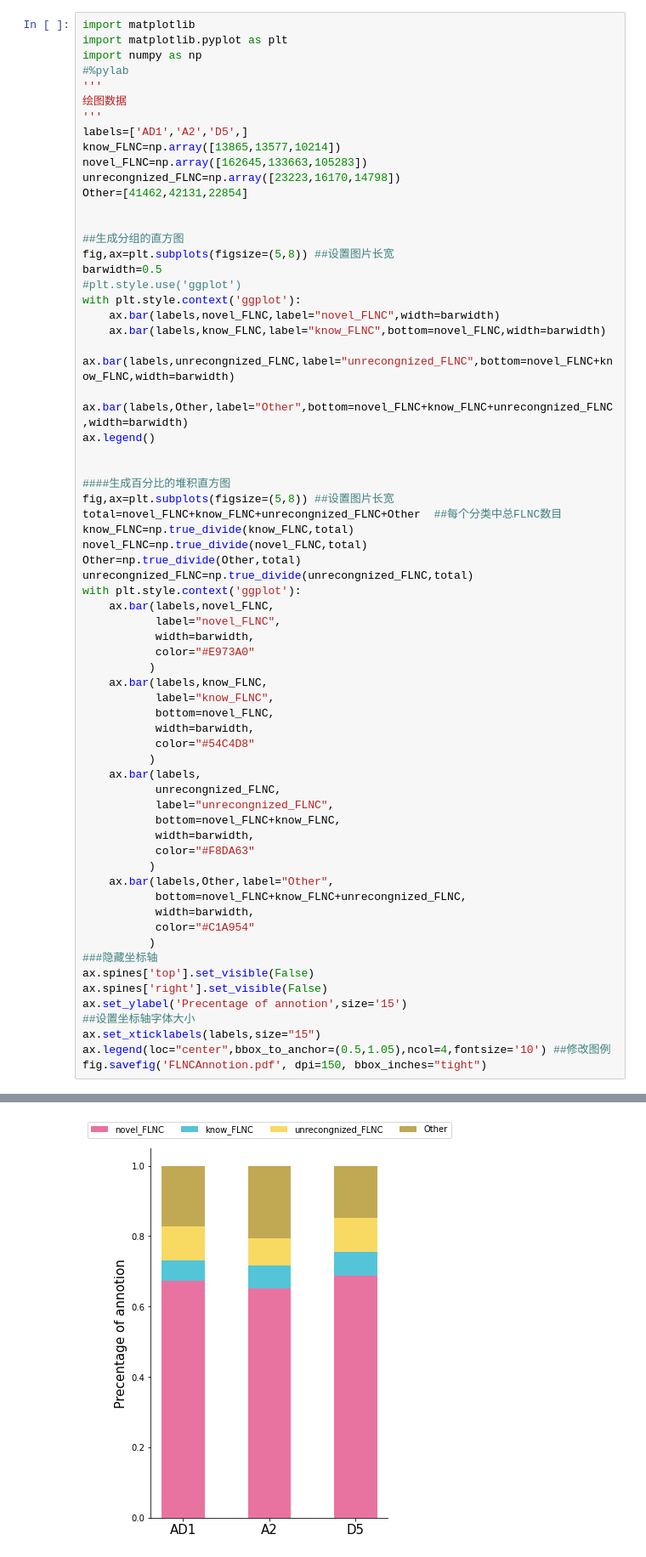
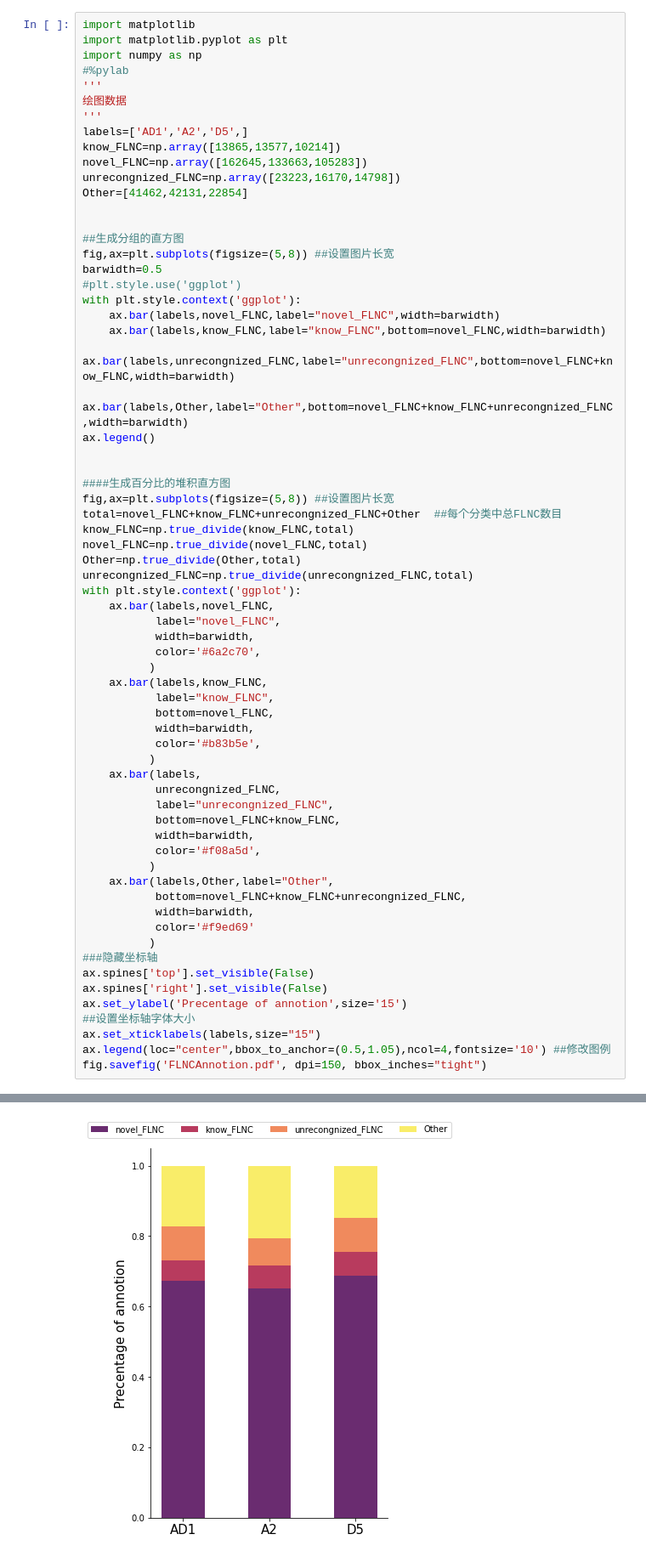
Before and after one commit to zpliu1126/jupyter, a Jupyter notebook: 可变剪切/原始数据处理/lr2rmats注释情况.ipynb, the cells around one changed output, grey strips where cells are left out. Shown at 85% size. Cells and saved outputs as stored; diff of their text form.

```diff
--- a/可变剪切/原始数据处理/lr2rmats注释情况.ipynb
+++ b/可变剪切/原始数据处理/lr2rmats注释情况.ipynb
@@ -53,25 +53,25 @@ with plt.style.context('ggplot'):
     ax.bar(labels,novel_FLNC,
            label="novel_FLNC",
            width=barwidth,
-           color="#E973A0"
+           color='#6a2c70',
           )
     ax.bar(labels,know_FLNC,
            label="know_FLNC",
            bottom=novel_FLNC,
            width=barwidth,
-           color="#54C4D8"
+           color='#b83b5e',
           )
     ax.bar(labels,
            unrecongnized_FLNC,
            label="unrecongnized_FLNC",
            bottom=novel_FLNC+know_FLNC,
            width=barwidth,
-           color="#F8DA63"
+           color='#f08a5d',
           )
     ax.bar(labels,Other,label="Other",
            bottom=novel_FLNC+know_FLNC+unrecongnized_FLNC,
            width=barwidth,
-           color="#C1A954"
+           color='#f9ed69'
           )
 ###隐藏坐标轴
 ax.spines['top'].set_visible(False)
@@ -86,2 +85,2 @@ fig.savefig('FLNCAnnotion.pdf', dpi=150, bbox_inches="tight")
 [figure]
-[figure, old version]
+[figure, new version]
```
Also changed, not shown: parts of 1 cell of this notebook, 11 other files.
